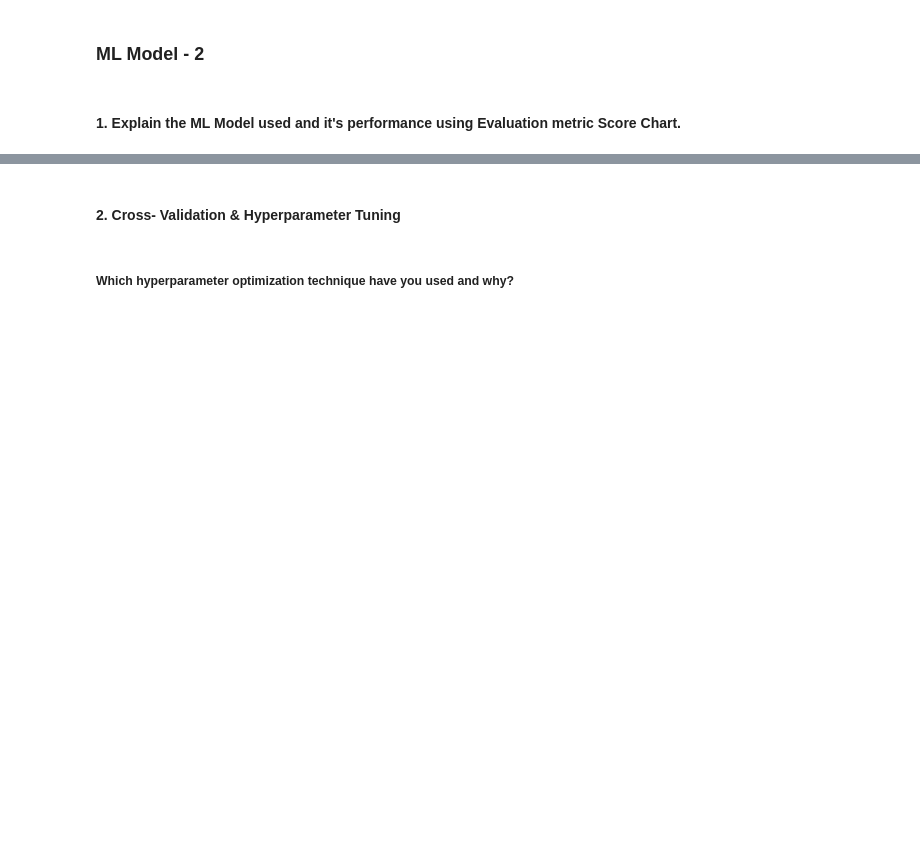
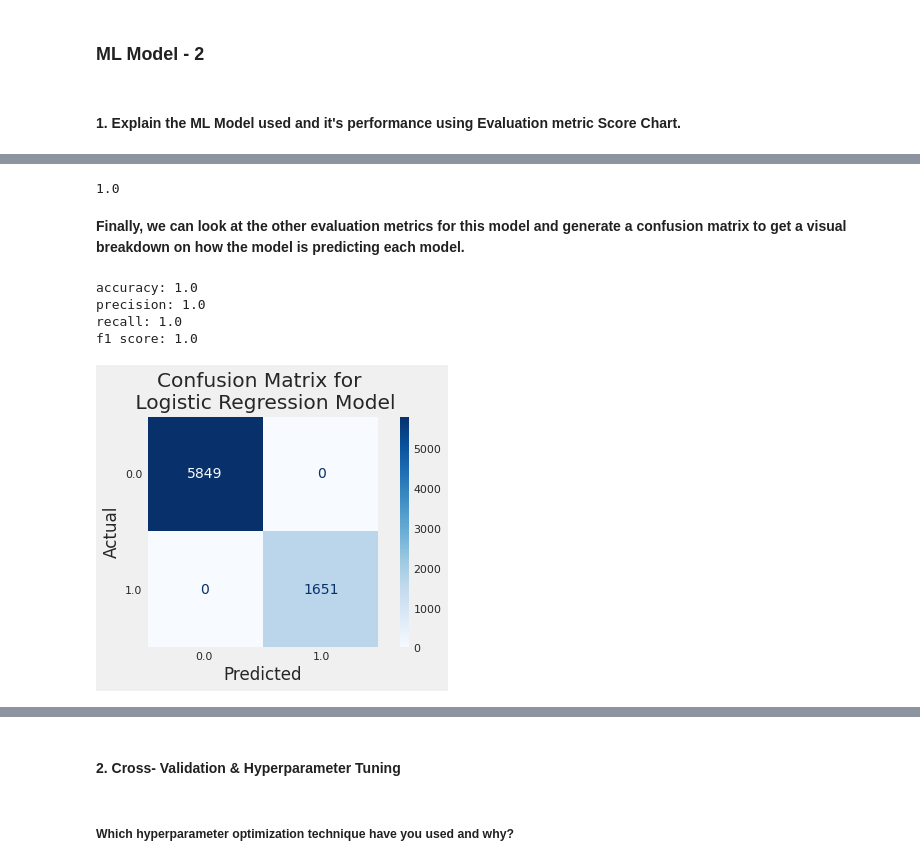
Before and after one commit to PrachiJadhav12/Credit_Card_default_Prediction, a Jupyter notebook: creditCopy_of_Sample_ML_Submission_Template.ipynb, the cells around one changed output, grey strips where cells are left out. Saved outputs shown, nothing was run; the diff lists cells and outputs as text; code cells hidden in the pictures; blank space fills up the shorter version.

```diff
--- a/creditCopy_of_Sample_ML_Submission_Template.ipynb
+++ b/creditCopy_of_Sample_ML_Submission_Template.ipynb
@@ -1477,0 +1672,3 @@ Answer Here.
+# %%
+# create the instance of GridSearchCV using the F1 metric for our scoring
+grid_k_neighbors = GridSearchCV(k_near, k_param_dict, cv=5, scoring='f1', verbose=1)
@@ -1501,0 +1799,28 @@ Answer Here.
+# %%
+# generating AUC score
+print(metrics.roc_auc_score(y_test, y_pred_prob))
+# %% [output]
+1.0
+# %% [markdown]
+**Finally, we can look at the other evaluation metrics for this model and generate a confusion matrix to get a visual breakdown on how the model is predicting each model.**
+# %%
+print('accuracy:', metrics.accuracy_score(y_test, logreg_y_pred_test))
+print('precision:', metrics.precision_score(y_test, logreg_y_pred_test))
+print('recall:', metrics.recall_score(y_test, logreg_y_pred_test))
+print('f1 score:', metrics.f1_score(y_test, logreg_y_pred_test))
+# %% [output]
+accuracy: 1.0
+precision: 1.0
+recall: 1.0
+f1 score: 1.0
+# %%
+# confusion matrix
+log_reg_conf_matrix = plot_confusion_matrix(logreg, X_test, y_test,
+                                 display_labels=None,
+                                 cmap=plt.cm.Blues)
+log_reg_conf_matrix.ax_.set_title('Confusion Matrix for \n Logistic Regression Model')
+plt.xlabel('Predicted')
+plt.ylabel('Actual')
+plt.grid(False)
+# %% [output]
+[figure, added]
```
Also changed, not shown: parts of 151 cells of this notebook.
